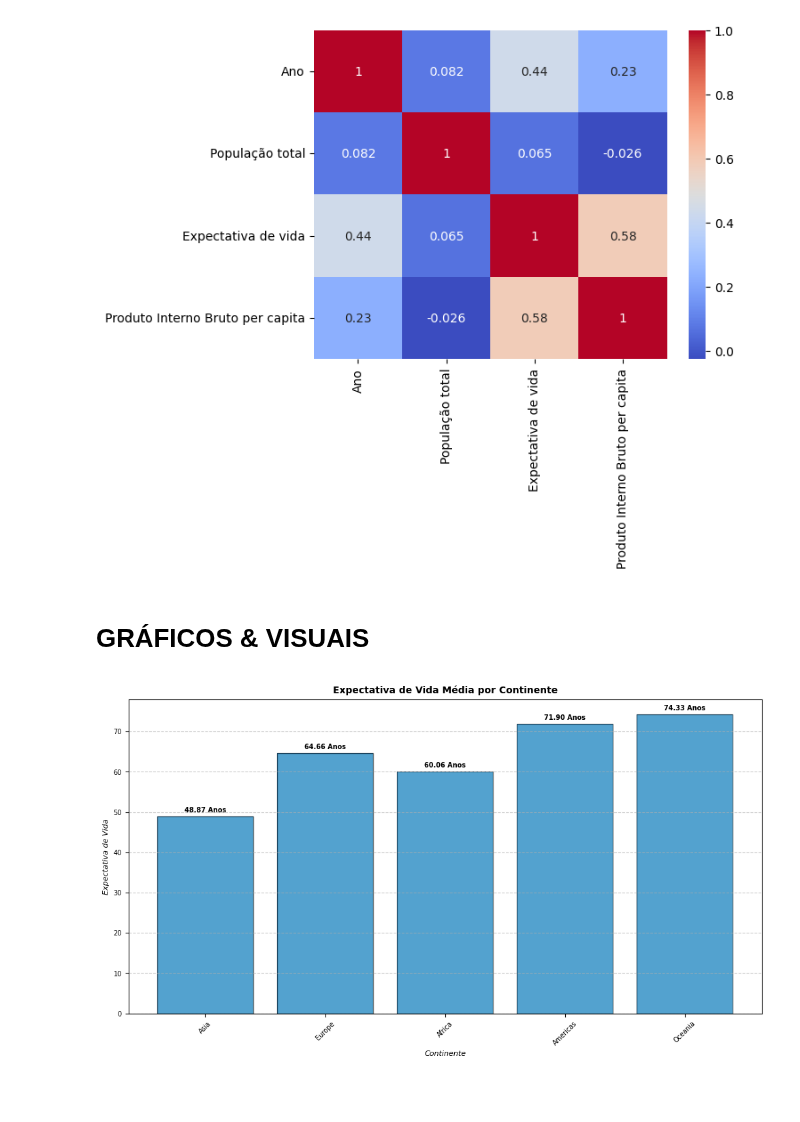
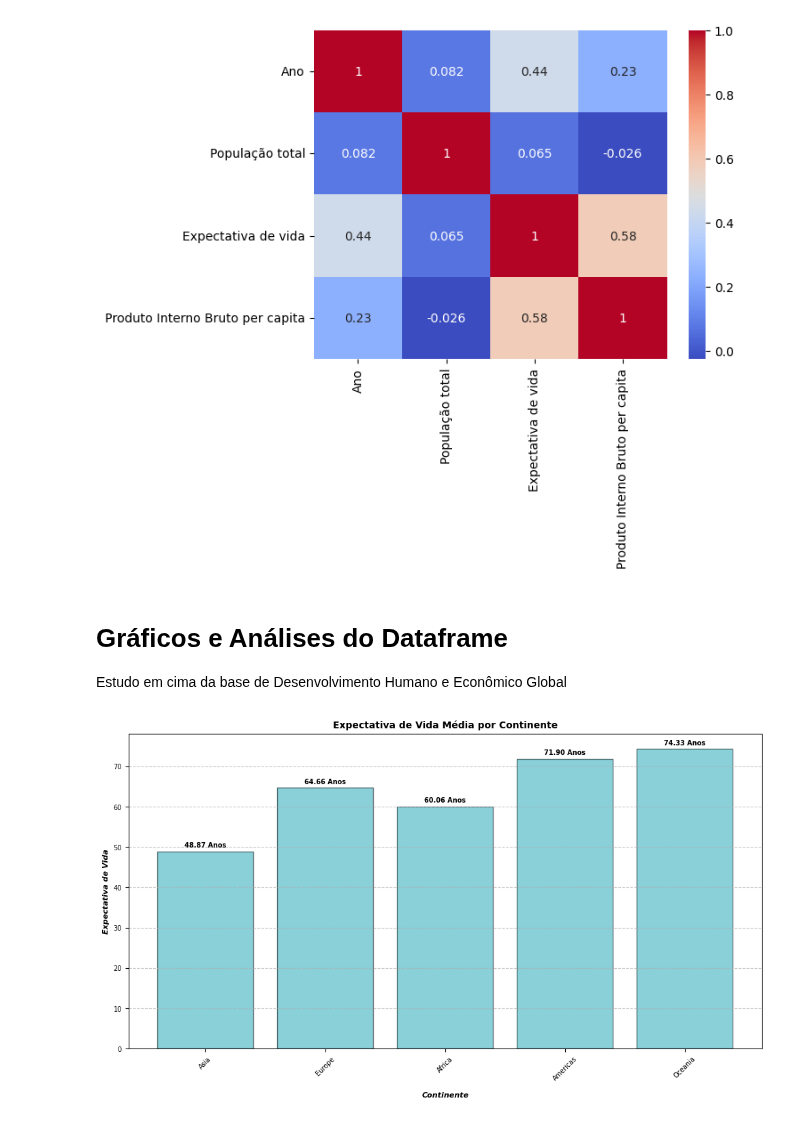
Before and after one commit to MathLopes29/Hashtag_AnaliseDados, a Jupyter notebook: Python/Cursos/PUC Ciência de Dados/Projetos/Python para Ciência de Dados/Projeto_Final_Grupo_5.ipynb, the cells around one changed output. Cells and saved outputs as stored; diff of their text form; code cells hidden in the pictures; blank space fills up the shorter version.

```diff
--- a/Python/Cursos/PUC Ciência de Dados/Projetos/Python para Ciência de Dados/Projeto_Final_Grupo_5.ipynb
+++ b/Python/Cursos/PUC Ciência de Dados/Projetos/Python para Ciência de Dados/Projeto_Final_Grupo_5.ipynb
@@ -144,17 +161,17 @@ Name: count, Length: 142, dtype: int64
 #df_tratado.loc[df_tratado['Expectativa de vida'] >= 70, 'Condição'] = 'Alta'
 #df_tratado.loc[df_tratado['Expectativa de vida'] < 30, 'Condição'] = 'Baixa'
 # %%
-# Define conditions
+# Define condições
 conditions = [
-    (df_tratado['Expectativa de vida'] < 30),
-    ((df_tratado['Expectativa de vida'] >= 30) & (df_tratado['Expectativa de vida'] <= 70)),
-    (df_tratado['Expectativa de vida'] > 70)
+    (df_tratado['Expectativa de vida'] < 35),
+    ((df_tratado['Expectativa de vida'] >= 35) & (df_tratado['Expectativa de vida'] <= 65)),
+    (df_tratado['Expectativa de vida'] > 65)
 ]
 
-# Define corresponding values
+# Define valores correspondentes para cada condição
 values = ['Baixa', 'Média', 'Alta']
 
-# Create 'Grade' column; default is 'F' if no conditions are met
+# Aplica as condições para criar a nova coluna 'Condição'
 df_tratado['Condição'] = np.select(conditions, values, default='F')
 # %%
 #df_tratado.loc[df_tratado['Condição']=='Alta']
@@ -247,31 +261,34 @@ sns.heatmap(df_tratado.corr(numeric_only=True), annot=True, cmap='coolwarm')
 # %% [output]
 <Axes: >
 [figure]
-# %% [markdown]
-# GRÁFICOS & VISUAIS
+# %% [markdown]
+# Gráficos e Análises do Dataframe
+
+Estudo em cima da base de Desenvolvimento  Humano  e  Econômico  Global
 # %%
+# 1ª - Expectativa de Vida Média por Continente
 from tkinter import font
 from cycler import cycler
 
 continente = df_tratado['Continente'].unique()
 expectativa_media = df_tratado['Expectativa de vida'].groupby(df_tratado['Continente']).mean()
 
 
 #cores = plt.get_cmap('Set3').colors
 #ciclos_cores = cycler(color=cores)
 #plt.rc('axes', prop_cycle = ciclos_cores)
 
 plt.figure(figsize=(12, 6))
 plt.bar(continente,expectativa_media)
 plt.title('Expectativa de Vida Média por Continente', fontsize=10, fontweight='bold')
 barras = plt.bar(continente, expectativa_media, color='SkyBlue', align='center', edgecolor='black', linewidth=1, alpha=0.5)
 plt.bar_label(barras, labels=[f'{r:.2f} Anos' for r in expectativa_media], padding=3, fontsize=7, color='black', fontweight='bold')
-plt.xlabel("Continente", fontsize=8, style='italic')
-plt.ylabel("Expectativa de Vida", fontsize=8, style='italic')
+plt.xlabel("Continente", fontsize=8, style='italic', labelpad=10, fontweight='bold')
+plt.ylabel("Expectativa de Vida", fontsize=8, style='italic', fontweight='bold')
 plt.xticks(continente, rotation=45, fontsize=7)
 plt.yticks(fontsize=7)
 plt.grid(axis='y', linestyle='--', alpha=0.7)
 plt.show()
 # %% [output]
-[figure, old version]
+[figure, new version]
 # %%
```
Also changed, not shown: parts of 18 cells of this notebook, 1 other file.
